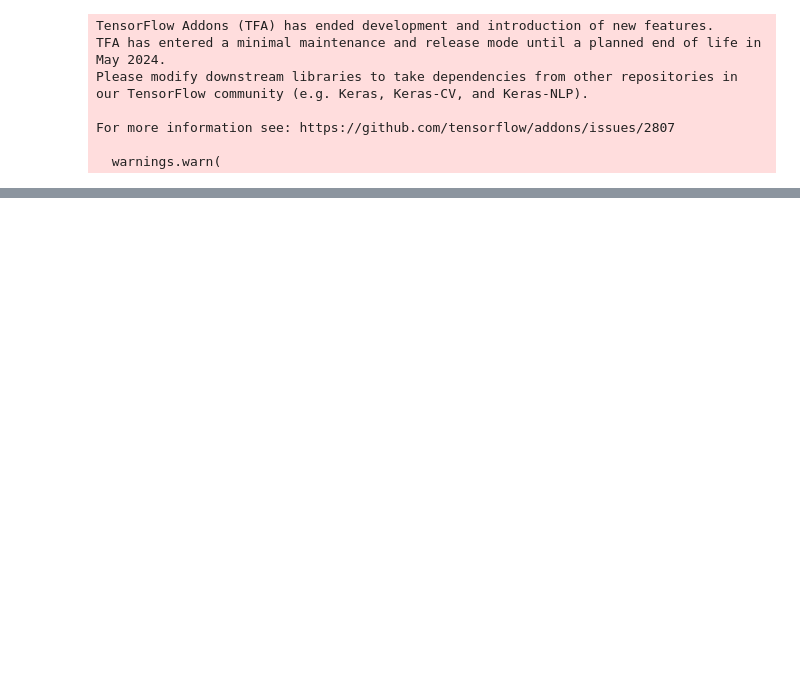
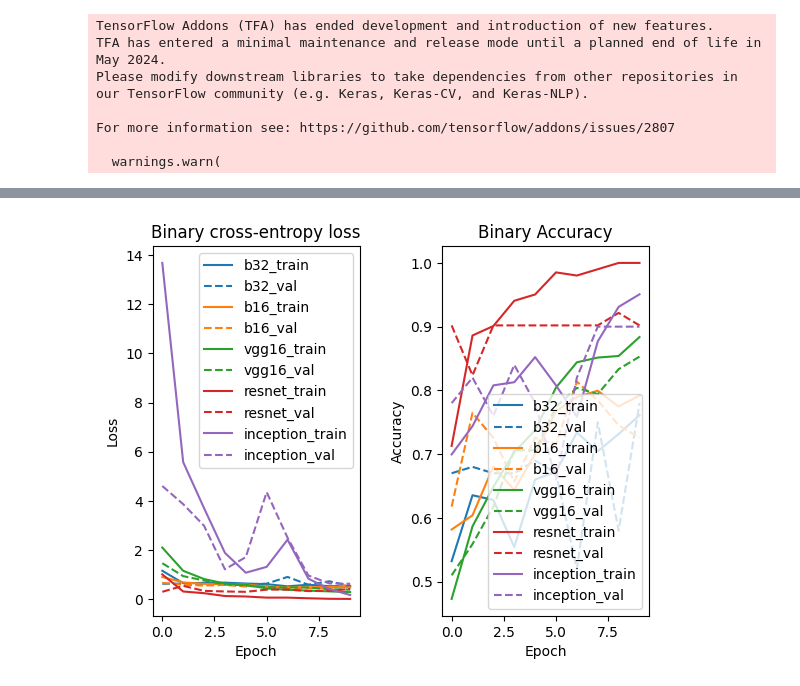
Before and after one commit to rutgerluinge/BrainTumorDetection, a Jupyter notebook: Everything.ipynb, the cells around one changed output, grey strips where cells are left out. Cells and saved outputs as stored; diff of their text form; code cells hidden in the pictures; blank space fills up the shorter version.

Commit message:
plotting by loading pickle files in everything.ipynb

```diff
--- a/Everything.ipynb
+++ b/Everything.ipynb
@@ -203,0 +283,37 @@ NameError: name 'reshistory' is not defined
+# %%
+# del X
+# del Y
+# del kf
+
+img_size = 64
+X, Y, kf = load_and_preprocess_data(img_size)
+# %%
+avg_val_accuracy, avg_val_loss, l16_history = cross_validate(create_vit_l16, X, Y, kf, batch_size=2, epochs=2)
+# %%
+file_path = "l16_history.pickle"
+
+with open(file_path, 'wb') as file_pi:
+    pickle.dump(l16_history.history, file_pi)
+# %%
+#load data in format
+
+model_histories = {}
+model_dict = {}
+model_names = ['b32', 'b16', 'vgg16', 'resnet', 'inception'] #l16 is ignored for now
+model_dict["b32"] = create_vit_b32()
+model_dict["b16"] = create_vit_b16()
+model_dict["vgg16"] = create_vgg16()
+model_dict["resnet"] = create_resnet50()
+model_dict["inception"] = create_inception_v3()
+
+
+for model_name in model_names:
+    file_path = f"{model_name}_history.pickle"
+    with open(file_path, 'rb') as file_pi:
+        model_histories[model_name] = pickle.load(file_pi)
+# %%
+#start plotting
+#loss_accuracy_graph(model_histories)
+loss_accuracy_graph_from_pickle(model_histories)
+# %% [output]
+[figure, added]
```
Also changed, not shown: parts of 22 cells of this notebook, 2 other files.
